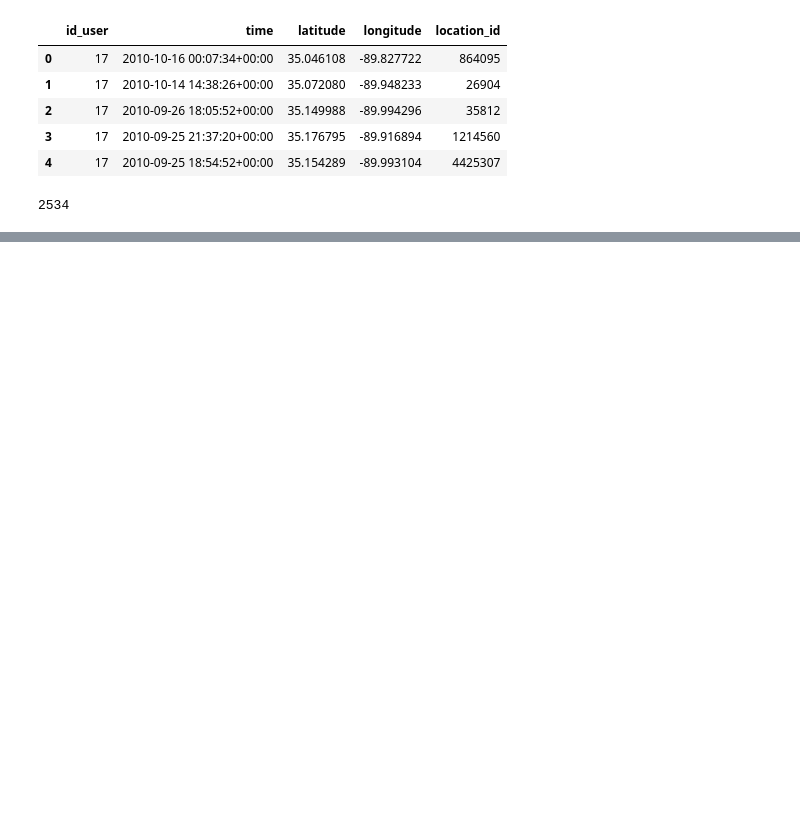
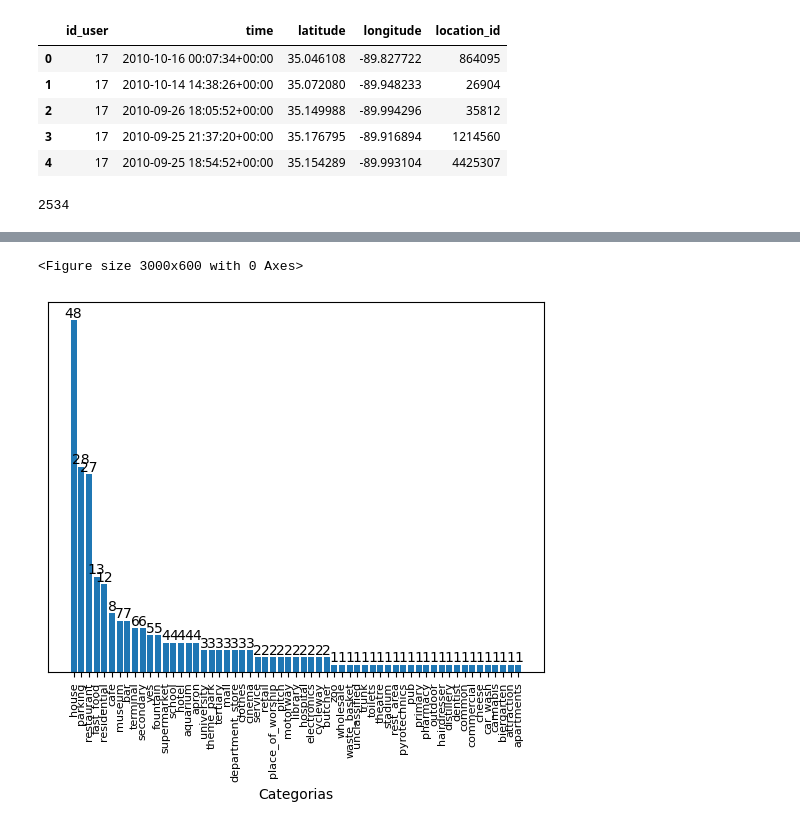
Before and after one commit to TavaresCarlos/INF791-Redes-Complexas, a Jupyter notebook: trabalho-final/index.ipynb, the cells around one changed output, grey strips where cells are left out. Saved outputs shown, nothing was run; the diff lists cells and outputs as text; code cells hidden in the pictures; blank space fills up the shorter version.

```diff
--- a/trabalho-final/index.ipynb
+++ b/trabalho-final/index.ipynb
@@ -351,0 +310,32 @@ NetworkXError: Graph is not strongly connected.
+# %%
+c = Counter({'house': 48, 'parking': 28, 'restaurant': 27, 'fast_food': 13, 'residential': 12, 'cafe': 8, 'museum': 7, 'bar': 7, 'terminal': 6, 'secondary': 6, 'yes': 5, 'fountain': 5, 'supermarket': 4, 'school': 4, 'apron': 4, 'aquarium': 4, 'hotel': 4, 'mall': 3, 'cinema': 3, 'tertiary': 3, 'university': 3, 'department_store': 3, 'clothes': 3, 'theme_park': 3, 'retail': 2, 'electronics': 2, 'butcher': 2, 'hospital': 2, 'library': 2, 'pitch': 2, 'service': 2, 'place_of_worship': 2, 'cycleway': 2, 'motorway': 2, 'waste_basket': 1, 'pharmacy': 1, 'common': 1, 'distillery': 1, 'commercial': 1, 'attraction': 1, 'theatre': 1, 'trunk': 1, 'cheese': 1, 'pub': 1, 'stadium': 1, 'pyrotechnics': 1, 'outdoor': 1, 'cannabis': 1, 'car_wash': 1, 'dentist': 1, 'zoo': 1, 'apartments': 1, 'primary': 1, 'rest_area': 1, 'unclassified': 1, 'toilets': 1, 'biergarten': 1, 'wholesale': 1, 'hairdresser': 1})
+
+x = c.keys()
+y = c.values()
+
+y, x = zip(*sorted(zip(y, x), reverse=True))
+
+# Criando o gráfico de barras
+plt.figure(figsize=(30,6))
+fig, ax = plt.subplots()
+barras = ax.bar(x, y)
+
+# Adicionando os valores no topo de cada barra
+for barra in barras:
+    altura = barra.get_height()
+    ax.text(
+        barra.get_x() + barra.get_width() / 2,  # Posição horizontal do texto
+        altura,                                 # Posição vertical do texto
+        f'{altura}',                            # Texto a ser exibido
+        ha='center',                            # Alinhamento horizontal do texto
+        va='bottom'                             # Alinhamento vertical do texto
+    )
+
+plt.xlabel('Categorias')
+plt.xticks(rotation=90, fontsize=8)
+plt.ylabel('Valor')
+ax.yaxis.set_visible(False)
+plt.show()
+# %% [output]
+<Figure size 3000x600 with 0 Axes>
+[figure, added]
```
Also changed, not shown: parts of 14 cells of this notebook, 21 other files.
